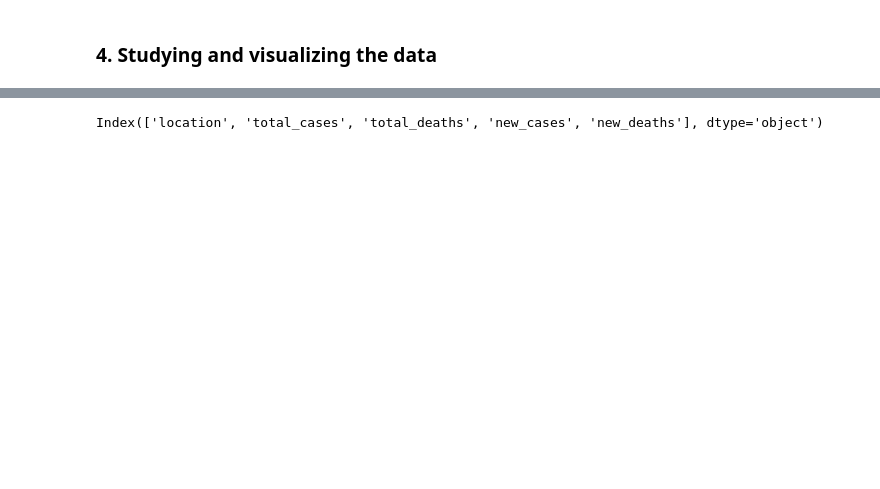
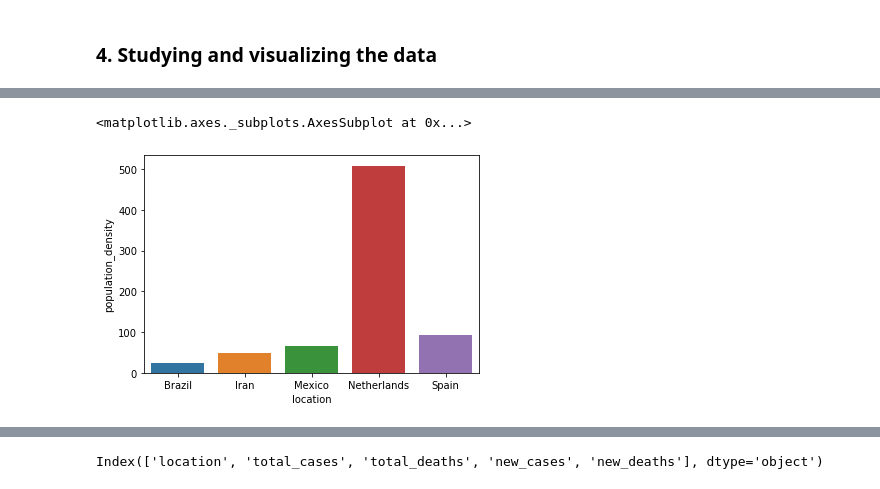
Before and after one commit to RoxannaW/Project_August_Corona, a Jupyter notebook: Roxanna/src/project_main.ipynb, the cells around one changed output, grey strips where cells are left out. Drawn from its saved outputs; the diff is of its cells as text; code cells hidden in the pictures; blank space fills up the shorter version.

```diff
--- a/Roxanna/src/project_main.ipynb
+++ b/Roxanna/src/project_main.ipynb
@@ -217,0 +262,7 @@ plt.show()
+# %%
+#Having a look at the population density, thus the number of people divided by land area (measured in square kilometers)
+data_population_density = data_covid.groupby("location")["population_density"].mean().reset_index()
+sns.barplot(x=data_population_density.location, y=data_population_density.population_density, data=data_population_density)
+# %% [output]
+<matplotlib.axes._subplots.AxesSubplot at 0x...>
+[figure, added]
```
Also changed, not shown: parts of 27 cells of this notebook, 1 other file.
